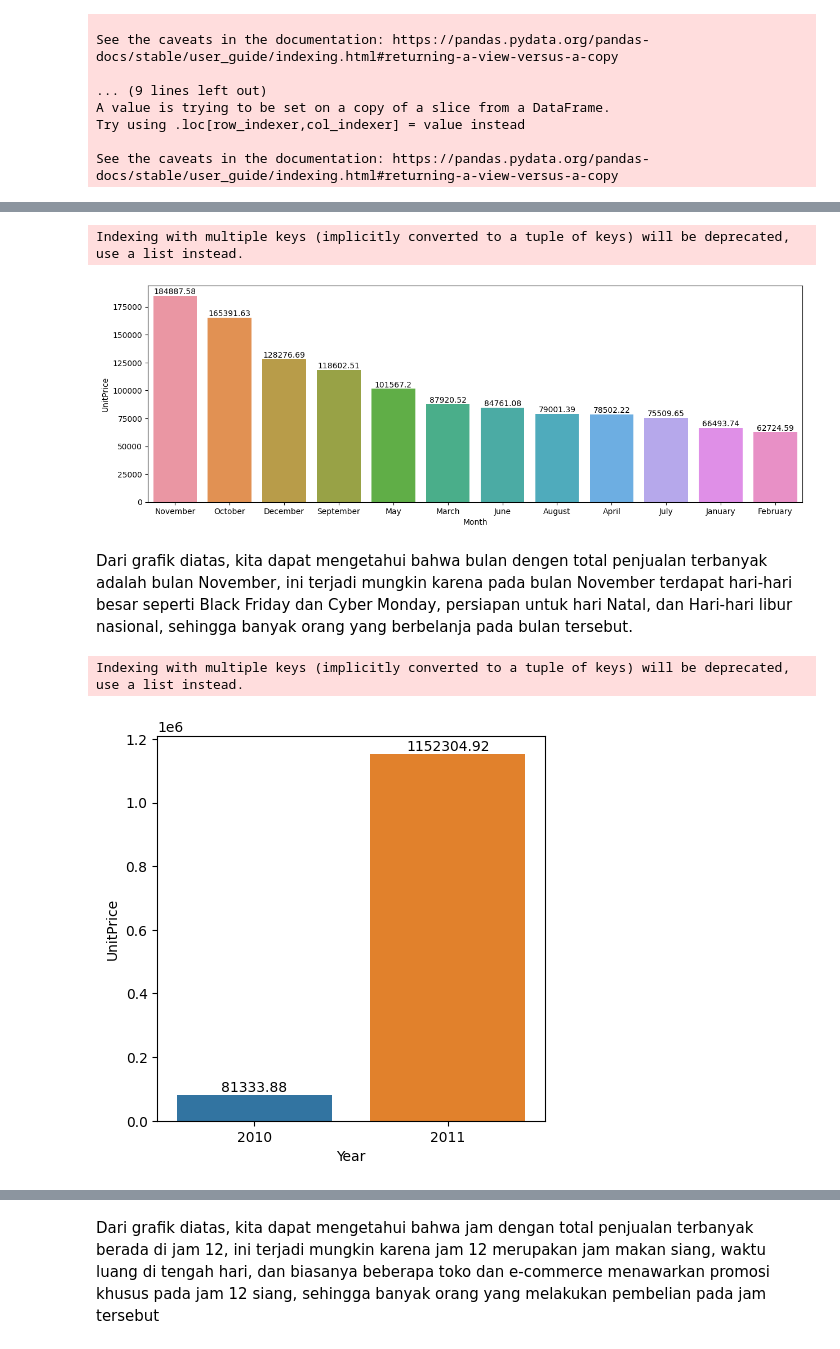
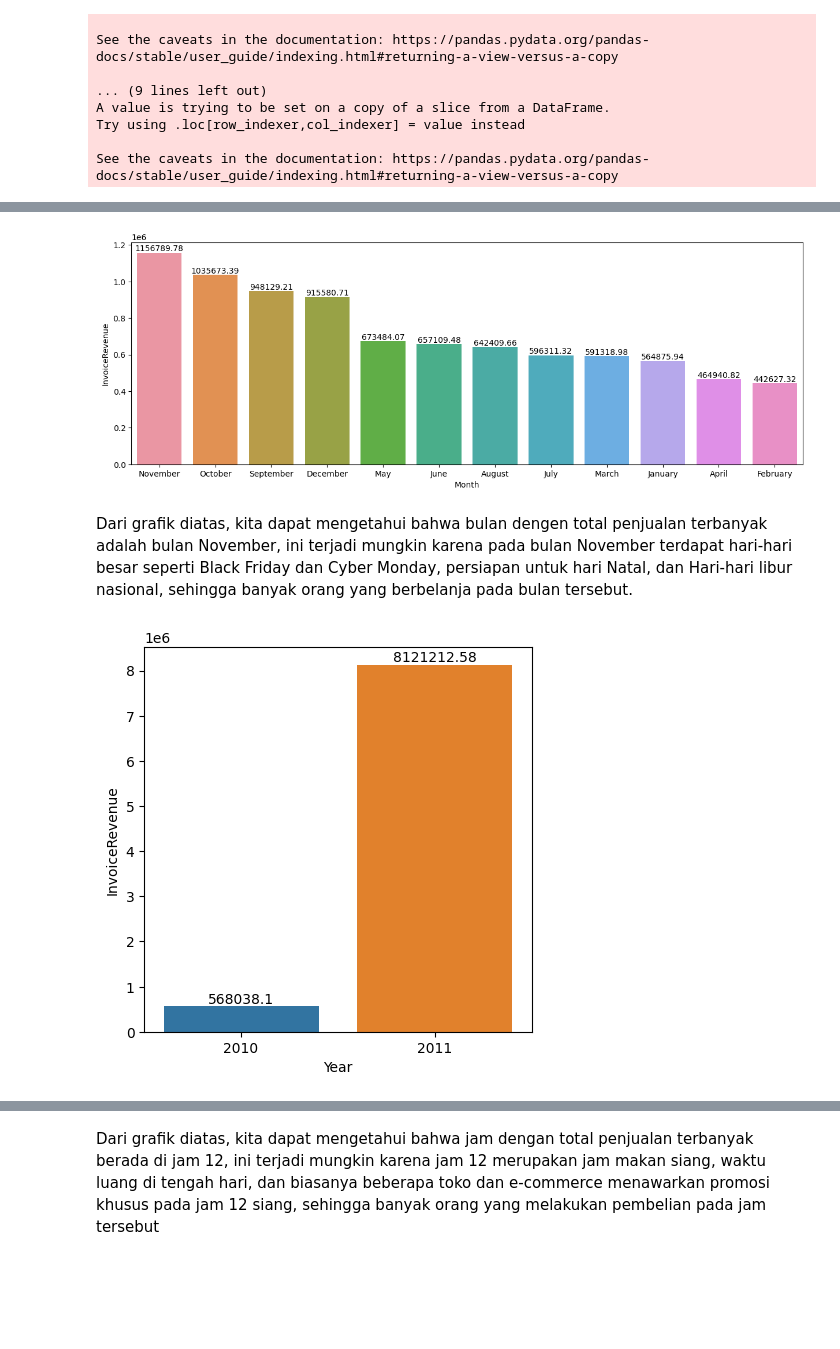
Before and after one commit to mzkki25/rfm-analysis-ecommerce-case, a Jupyter notebook: ecommerce.ipynb, the cells around one changed output, grey strips where cells are left out. Cells and saved outputs as stored; diff of their text form; code cells hidden in the pictures; blank space fills up the shorter version.

```diff
--- a/ecommerce.ipynb
+++ b/ecommerce.ipynb
@@ -258,0 +280,4 @@ Hasil analisis diatas kita dapat mengetahui, ketika InvoiceNo pada awal kata ter
+# %%
+# Mengambil data dengan UnitPrice > 0
+df = df[df['UnitPrice'] > 0]
+df
@@ -279,6 +320,8 @@ Dapat kita menyimpulkan bahwa UnitPrice tidak memiliki korelasi yang tinggi deng
 # Analisis penjualan berdasarkan negara
 plt.figure(figsize=(15, 8))
 sns.countplot(x='Country', data=df)
+for i, v in enumerate(df['Country'].value_counts().values):
+    plt.text(i, v, str(v), ha='center', size=10, rotation=90, va='bottom')
 plt.xticks(rotation=90)
 plt.show()
 # %% [output]
@@ -298,3 +341,13 @@ plt.xticks(rotation=90)
 plt.show()
 # %% [output]
 [figure]
+# %%
+# Analisis 10 produk terlaris berdasarkan pendapatan tertinggi
+plt.figure(figsize=(10, 8))
+d = df.groupby('Description')['InvoiceRevenue'].sum().sort_values(ascending=False).head(10)
+sns.barplot(x=d.index, y=d.values)
+for i, v in enumerate(d.values):
+    plt.text(i, v, str(round(v, 2)), ha='center', va='bottom')
+plt.xlabel('Description')
+plt.ylabel('InvoiceRevenue')
+plt.xticks(rotation=90)
@@ -339,27 +405,25 @@ df.head(10)
 # %%
 # Analisis penjualan bulanan
 plt.figure(figsize=(15, 5))
-m = df.groupby('Month', as_index=False)['Quantity', 'UnitPrice'].sum().sort_values(by='UnitPrice', ascending=False)
-sns.barplot(data=m, x='Month', y='UnitPrice')
-for i, v in enumerate(m['UnitPrice'].values):
+m = df.groupby('Month', as_index=False)['InvoiceRevenue'].sum().sort_values(by='InvoiceRevenue', ascending=False)
+sns.barplot(data=m, x='Month', y='InvoiceRevenue')
+for i, v in enumerate(m['InvoiceRevenue'].values):
     plt.text(i, v, str(round(v, 2)), ha='center', va='bottom')
 plt.show()
 # %% [output]
-Indexing with multiple keys (implicitly converted to a tuple of keys) will be deprecated, use a list instead.
-[figure, old version]
+[figure, new version]
 # %% [markdown]
 Dari grafik diatas, kita dapat mengetahui bahwa bulan dengen total penjualan terbanyak adalah bulan November, ini terjadi mungkin karena pada bulan November terdapat hari-hari besar seperti Black Friday dan Cyber Monday, persiapan untuk hari Natal, dan Hari-hari libur nasional, sehingga banyak orang yang berbelanja pada bulan tersebut.
 # %%
 # Analisis penjualan tahunan
 plt.figure(figsize=(5, 5))
-y = df.groupby('Year', as_index=False)['Quantity', 'UnitPrice'].sum()
-sns.barplot(data=y, x='Year', y='UnitPrice')
-for i, v in enumerate(y['UnitPrice'].values):
+y = df.groupby('Year', as_index=False)['InvoiceRevenue'].sum()
+sns.barplot(data=y, x='Year', y='InvoiceRevenue')
+for i, v in enumerate(y['InvoiceRevenue'].values):
     plt.text(i, v, str(round(v, 2)), ha='center', va='bottom')
 plt.show()
 # %% [output]
-Indexing with multiple keys (implicitly converted to a tuple of keys) will be deprecated, use a list instead.
-[figure, old version]
+[figure, new version]
 # %%
 # Analisis penjualan harian
 plt.figure(figsize=(12, 5))
```
Also changed, not shown: parts of 33 cells of this notebook.
